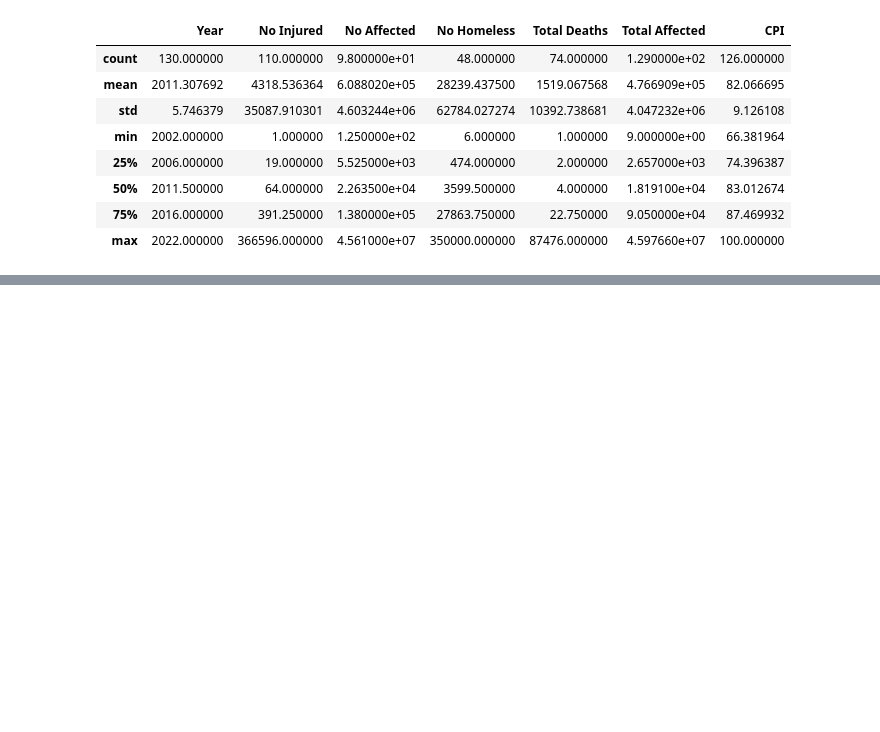
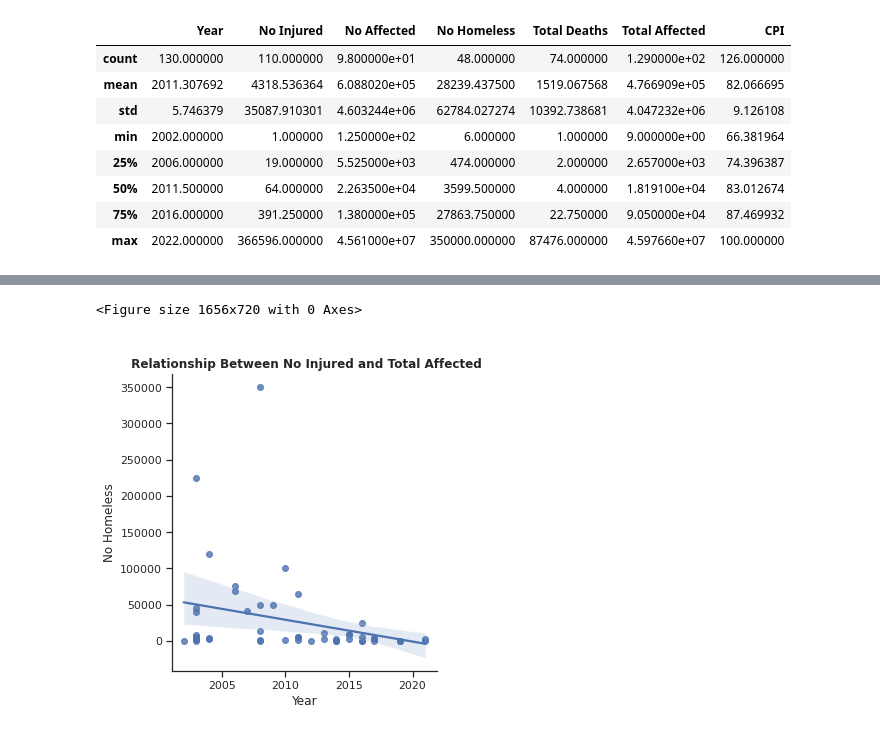
Before and after one commit to luzmarie-fer/DataAnalytics, a Jupyter notebook: Visual Codes.ipynb, the cells around one changed output, grey strips where cells are left out. Cells and saved outputs as stored; diff of their text form; code cells hidden in the pictures; blank space fills up the shorter version.

```diff
--- a/Visual Codes.ipynb
+++ b/Visual Codes.ipynb
@@ -221,0 +210,12 @@ plt.show()
+# %%
+#changing the size of visualization
+f = plt.figure(tight_layout=True)
+f.set_figwidth(23)
+f.set_figheight(10)
+#Linear Regression
+sns.lmplot(x="Year", y="No Homeless", data=df)
+plt.title("\n Relationship Between No Injured and Total Affected", fontweight="bold")
+plt.show()
+# %% [output]
+<Figure size 1656x720 with 0 Axes>
+[figure, added]
```
Also changed, not shown: parts of 7 cells of this notebook.
